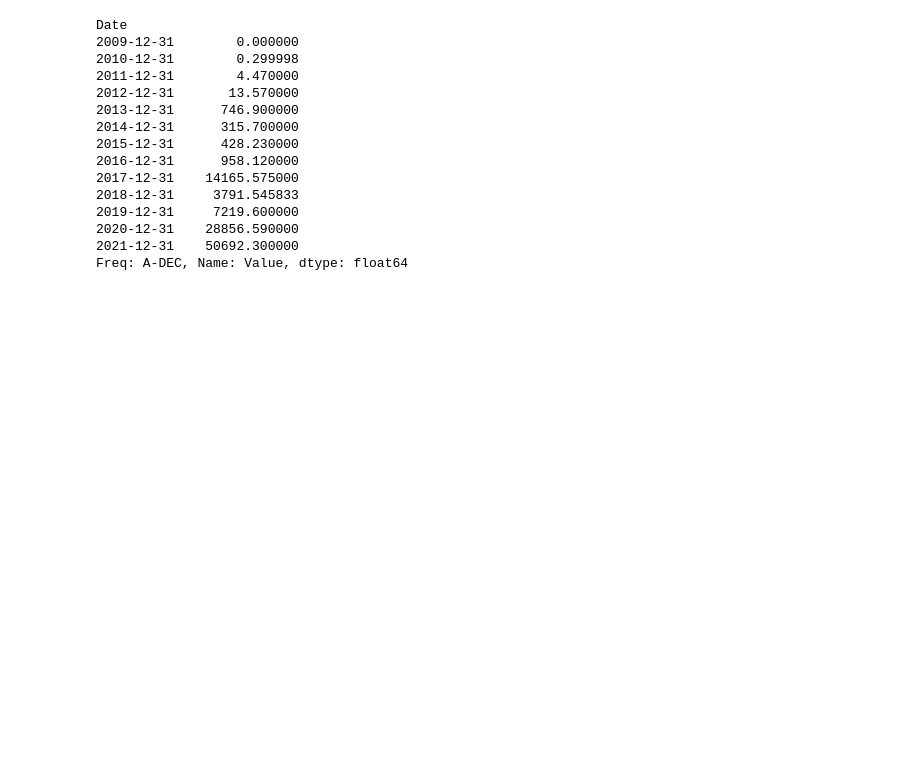
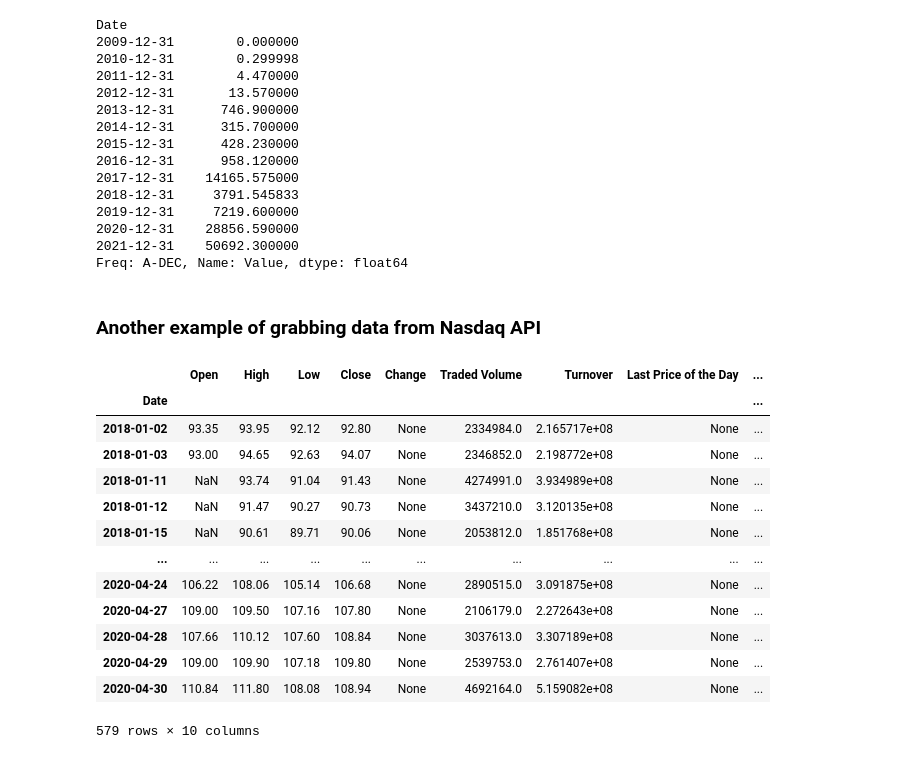
Before and after one commit to YourEpicness/QuantStuff, a Jupyter notebook: QuantFundamentals.ipynb, the cells around one changed output. Cells and saved outputs as stored; diff of their text form; code cells hidden in the pictures; blank space fills up the shorter version.

```diff
--- a/QuantFundamentals.ipynb
+++ b/QuantFundamentals.ipynb
@@ -66,3 +69,23 @@ Date
 2020-12-31    28856.590000
 2021-12-31    50692.300000
 Freq: A-DEC, Name: Value, dtype: float64
+# %% [markdown]
+### Another example of grabbing data from Nasdaq API
+# %%
+data = q.get('FSE/SAP_X', start_date='2018-1-1', end_date='2020-05-01', api_key=config['quandl']['api_key'])
+data
+# %% [output]
+|  | Open | High | Low | Close | Change | Traded Volume | Turnover | Last Price of the Day | ... |
+| Date |  |  |  |  |  |  |  |  | ... |
+| 2018-01-02 | 93.35 | 93.95 | 92.12 | 92.80 | None | 2334984.0 | 2.165717e+08 | None | ... |
+| 2018-01-03 | 93.00 | 94.65 | 92.63 | 94.07 | None | 2346852.0 | 2.198772e+08 | None | ... |
+| 2018-01-11 | NaN | 93.74 | 91.04 | 91.43 | None | 4274991.0 | 3.934989e+08 | None | ... |
+| 2018-01-12 | NaN | 91.47 | 90.27 | 90.73 | None | 3437210.0 | 3.120135e+08 | None | ... |
+| 2018-01-15 | NaN | 90.61 | 89.71 | 90.06 | None | 2053812.0 | 1.851768e+08 | None | ... |
+| ... | ... | ... | ... | ... | ... | ... | ... | ... | ... |
+| 2020-04-24 | 106.22 | 108.06 | 105.14 | 106.68 | None | 2890515.0 | 3.091875e+08 | None | ... |
+| 2020-04-27 | 109.00 | 109.50 | 107.16 | 107.80 | None | 2106179.0 | 2.272643e+08 | None | ... |
+| 2020-04-28 | 107.66 | 110.12 | 107.60 | 108.84 | None | 3037613.0 | 3.307189e+08 | None | ... |
+| 2020-04-29 | 109.00 | 109.90 | 107.18 | 109.80 | None | 2539753.0 | 2.761407e+08 | None | ... |
+| 2020-04-30 | 110.84 | 111.80 | 108.08 | 108.94 | None | 4692164.0 | 5.159082e+08 | None | ... |
+579 rows × 10 columns
```
Also changed, not shown: parts of 29 cells of this notebook, 1 other file.
